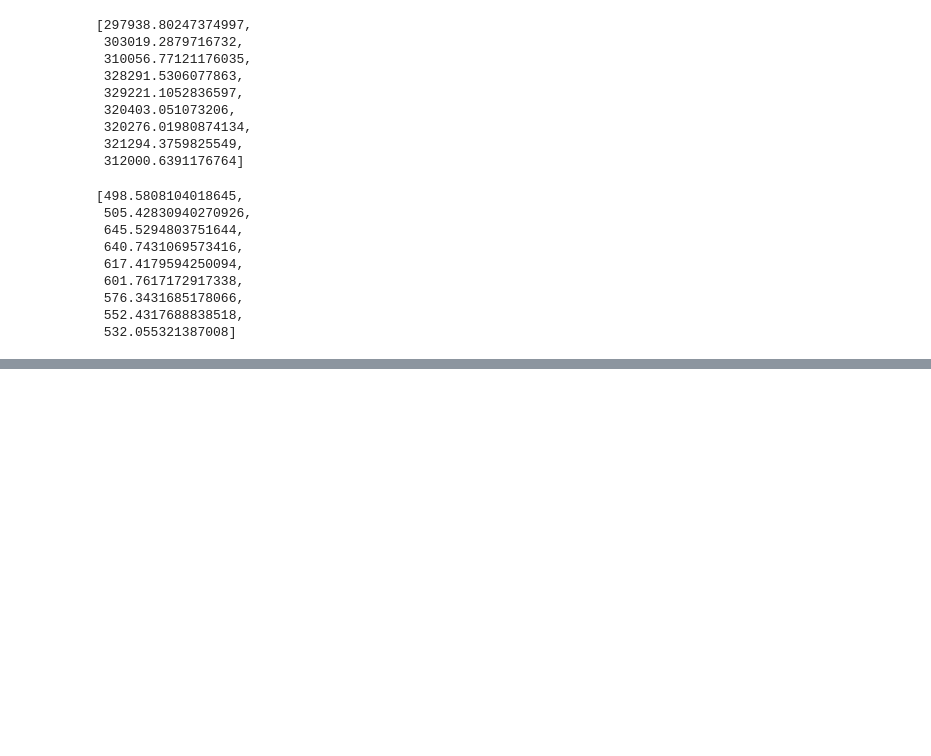
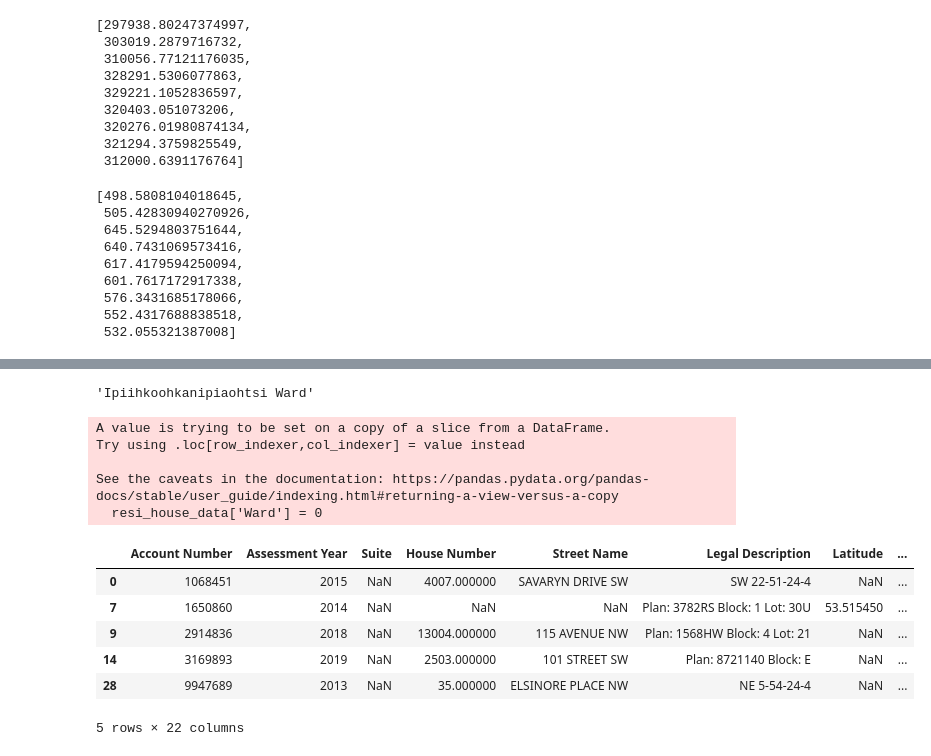
Before and after one commit to mcmccaig/prop_price, a Jupyter notebook: notebooks/EDA.ipynb, the cells around one changed output, grey strips where cells are left out. Cells and saved outputs as stored; diff of their text form; code cells hidden in the pictures; blank space fills up the shorter version.

Commit message:
mapped wards onto dataframe, still needs a little more cleanup

```diff
--- a/notebooks/EDA.ipynb
+++ b/notebooks/EDA.ipynb
@@ -171,0 +288,4 @@ stat_per_year(resi_house_data, 'Lot Size', year_list)
+# %%
+list(ward_dict)[2]
+# %% [output]
+'Ipiihkoohkanipiaohtsi Ward'
@@ -171,0 +300,16 @@ stat_per_year(resi_house_data, 'Lot Size', year_list)
+# %%
+resi_house_data['Ward'] = 0
+resi_house_data.head()
+# %% [output]
+A value is trying to be set on a copy of a slice from a DataFrame.
+Try using .loc[row_indexer,col_indexer] = value instead
+
+See the caveats in the documentation: https://pandas.pydata.org/pandas-docs/stable/user_guide/indexing.html#returning-a-view-versus-a-copy
+  resi_house_data['Ward'] = 0
+|  | Account Number | Assessment Year | Suite | House Number | Street Name | Legal Description | Latitude | ... |
+| 0 | 1068451 | 2015 | NaN | 4007.000000 | SAVARYN DRIVE SW | SW 22-51-24-4 | NaN | ... |
+| 7 | 1650860 | 2014 | NaN | NaN | NaN | Plan: 3782RS Block: 1 Lot: 30U | 53.515450 | ... |
+| 9 | 2914836 | 2018 | NaN | 13004.000000 | 115 AVENUE NW | Plan: 1568HW Block: 4 Lot: 21 | NaN | ... |
+| 14 | 3169893 | 2019 | NaN | 2503.000000 | 101 STREET SW | Plan: 8721140 Block: E | NaN | ... |
+| 28 | 9947689 | 2013 | NaN | 35.000000 | ELSINORE PLACE NW | NE 5-54-24-4 | NaN | ... |
+5 rows × 22 columns
```
Also changed, not shown: parts of 20 cells of this notebook.
